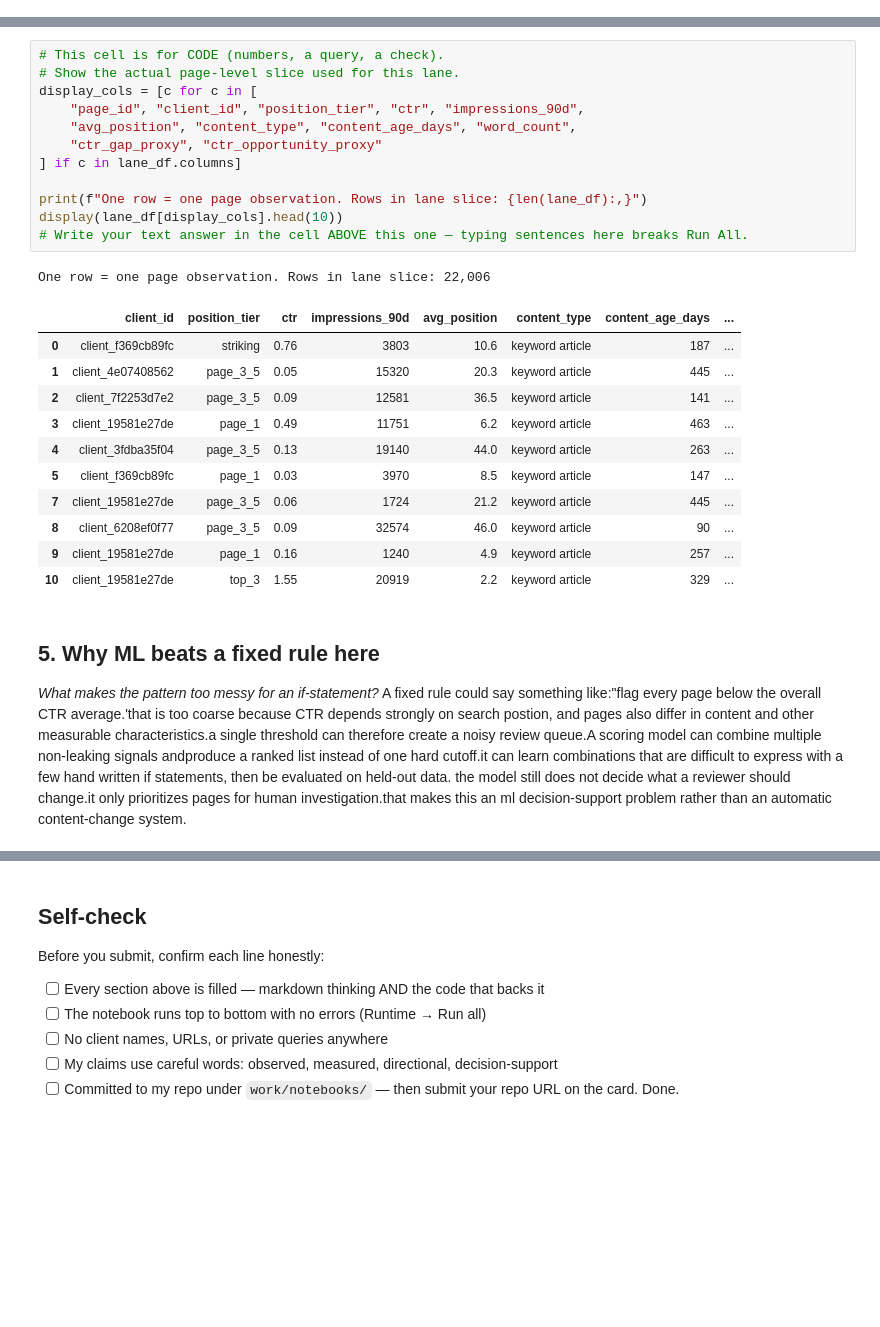
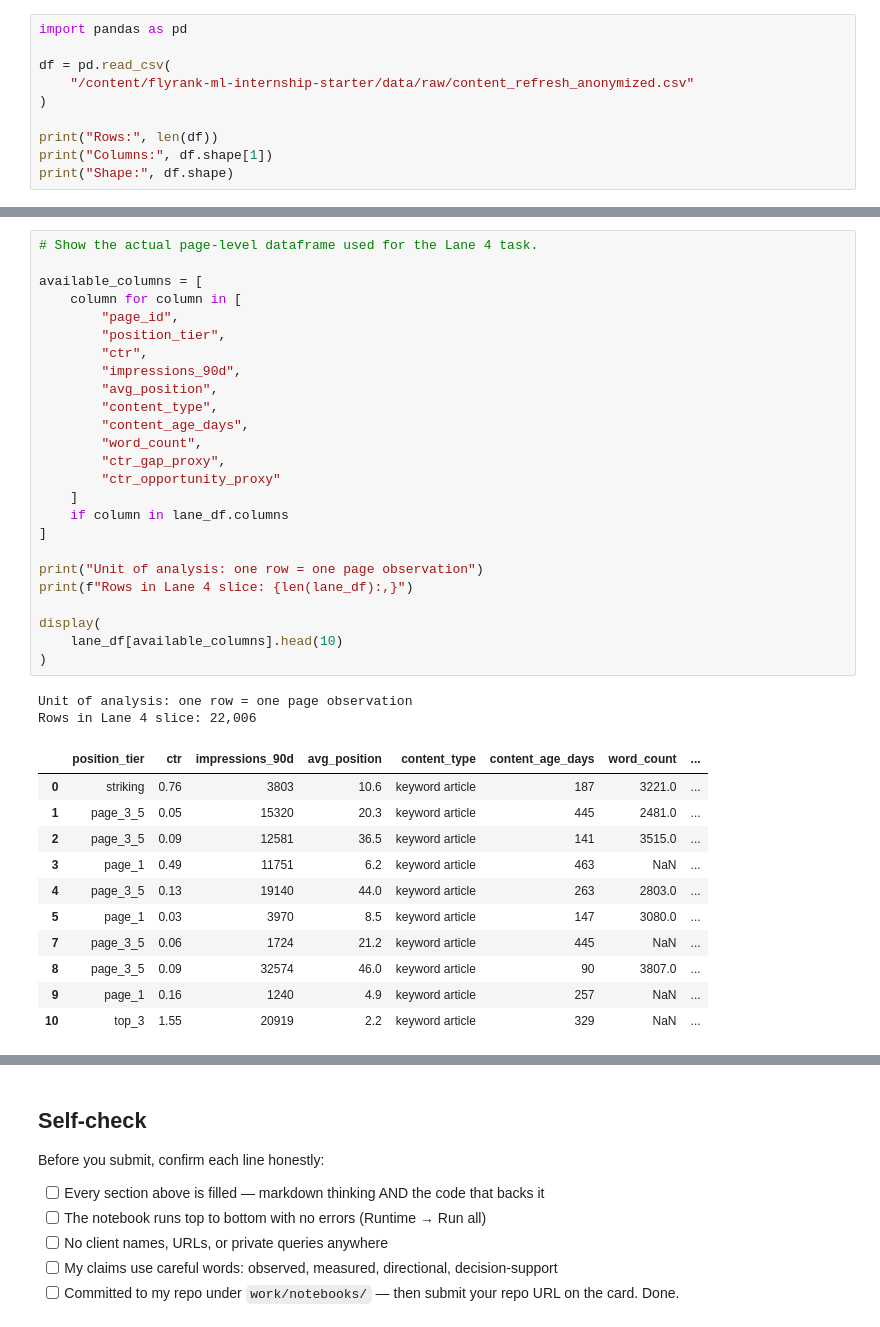
Before and after one commit to saisathwik2703/flyrank-ml-internship-starter, a Jupyter notebook: work/notebooks/w02_ml_task_framing.ipynb, the cells around one changed output, grey strips where cells are left out. Cells and saved outputs as stored; diff of their text form; blank space fills up the shorter version.

```diff
--- a/work/notebooks/w02_ml_task_framing.ipynb
+++ b/work/notebooks/w02_ml_task_framing.ipynb
@@ -115,0 +27,10 @@ the page is the object that recieves the score and enters the review queue. the
+# %%
+import pandas as pd
+
+df = pd.read_csv(
+    "/content/flyrank-ml-internship-starter/data/raw/content_refresh_anonymized.csv"
+)
+
+print("Rows:", len(df))
+print("Columns:", df.shape[1])
+print("Shape:", df.shape)
@@ -116,31 +201,39 @@ the page is the object that recieves the score and enters the review queue. the
 # %%
-# This cell is for CODE (numbers, a query, a check).
-# Show the actual page-level slice used for this lane.
-display_cols = [c for c in [
-    "page_id", "client_id", "position_tier", "ctr", "impressions_90d",
-    "avg_position", "content_type", "content_age_days", "word_count",
-    "ctr_gap_proxy", "ctr_opportunity_proxy"
-] if c in lane_df.columns]
+# Show the actual page-level dataframe used for the Lane 4 task.
 
-print(f"One row = one page observation. Rows in lane slice: {len(lane_df):,}")
-display(lane_df[display_cols].head(10))
-# Write your text answer in the cell ABOVE this one — typing sentences here breaks Run All.
+available_columns = [
+    column for column in [
+        "page_id",
+        "position_tier",
+        "ctr",
+        "impressions_90d",
+        "avg_position",
+        "content_type",
+        "content_age_days",
+        "word_count",
+        "ctr_gap_proxy",
+        "ctr_opportunity_proxy"
+    ]
+    if column in lane_df.columns
+]
+
+print("Unit of analysis: one row = one page observation")
+print(f"Rows in Lane 4 slice: {len(lane_df):,}")
+
+display(
+    lane_df[available_columns].head(10)
+)
 # %% [output]
-One row = one page observation. Rows in lane slice: 22,006
+Unit of analysis: one row = one page observation
+Rows in Lane 4 slice: 22,006
-|  | client_id | position_tier | ctr | impressions_90d | avg_position | content_type | content_age_days | ... |
-| 0 | client_f369cb89fc | striking | 0.76 | 3803 | 10.6 | keyword article | 187 | ... |
-| 1 | client_4e07408562 | page_3_5 | 0.05 | 15320 | 20.3 | keyword article | 445 | ... |
-| 2 | client_7f2253d7e2 | page_3_5 | 0.09 | 12581 | 36.5 | keyword article | 141 | ... |
-| 3 | client_19581e27de | page_1 | 0.49 | 11751 | 6.2 | keyword article | 463 | ... |
-| 4 | client_3fdba35f04 | page_3_5 | 0.13 | 19140 | 44.0 | keyword article | 263 | ... |
-| 5 | client_f369cb89fc | page_1 | 0.03 | 3970 | 8.5 | keyword article | 147 | ... |
-| 7 | client_19581e27de | page_3_5 | 0.06 | 1724 | 21.2 | keyword article | 445 | ... |
-| 8 | client_6208ef0f77 | page_3_5 | 0.09 | 32574 | 46.0 | keyword article | 90 | ... |
-| 9 | client_19581e27de | page_1 | 0.16 | 1240 | 4.9 | keyword article | 257 | ... |
-| 10 | client_19581e27de | top_3 | 1.55 | 20919 | 2.2 | keyword article | 329 | ... |
+|  | position_tier | ctr | impressions_90d | avg_position | content_type | content_age_days | word_count | ... |
+| 0 | striking | 0.76 | 3803 | 10.6 | keyword article | 187 | 3221.0 | ... |
+| 1 | page_3_5 | 0.05 | 15320 | 20.3 | keyword article | 445 | 2481.0 | ... |
+| 2 | page_3_5 | 0.09 | 12581 | 36.5 | keyword article | 141 | 3515.0 | ... |
+| 3 | page_1 | 0.49 | 11751 | 6.2 | keyword article | 463 | NaN | ... |
+| 4 | page_3_5 | 0.13 | 19140 | 44.0 | keyword article | 263 | 2803.0 | ... |
+| 5 | page_1 | 0.03 | 3970 | 8.5 | keyword article | 147 | 3080.0 | ... |
+| 7 | page_3_5 | 0.06 | 1724 | 21.2 | keyword article | 445 | NaN | ... |
+| 8 | page_3_5 | 0.09 | 32574 | 46.0 | keyword article | 90 | 3807.0 | ... |
+| 9 | page_1 | 0.16 | 1240 | 4.9 | keyword article | 257 | NaN | ... |
+| 10 | top_3 | 1.55 | 20919 | 2.2 | keyword article | 329 | NaN | ... |
-# %% [markdown]
-## 5. Why ML beats a fixed rule here
-
-*What makes the pattern too messy for an if-statement?*
-A fixed rule could say something like:"flag every page below the overall CTR average.'that is too coarse because CTR depends strongly on search postion, and pages also differ in content and other measurable characteristics.a single threshold can therefore create a noisy review queue.A scoring model can combine multiple non-leaking signals andproduce a ranked list instead of one hard cutoff.it can learn combinations that are difficult to express with a few hand written if statements, then be evaluated on held-out data.
-the model still does not decide what a reviewer should change.it only prioritizes pages for human investigation.that makes this an ml decision-support problem rather than an automatic content-change system.
```
Also changed, not shown: parts of 20 cells of this notebook.
